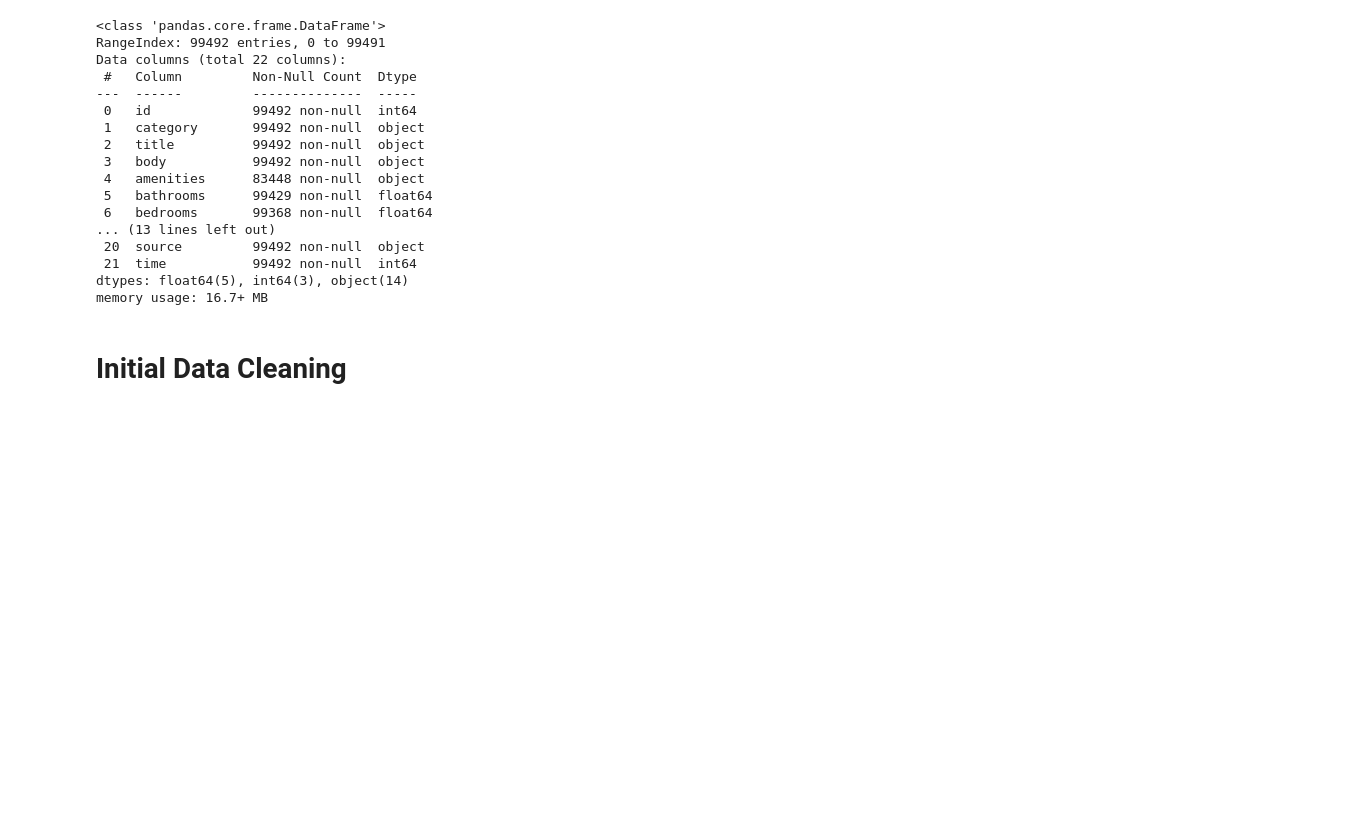
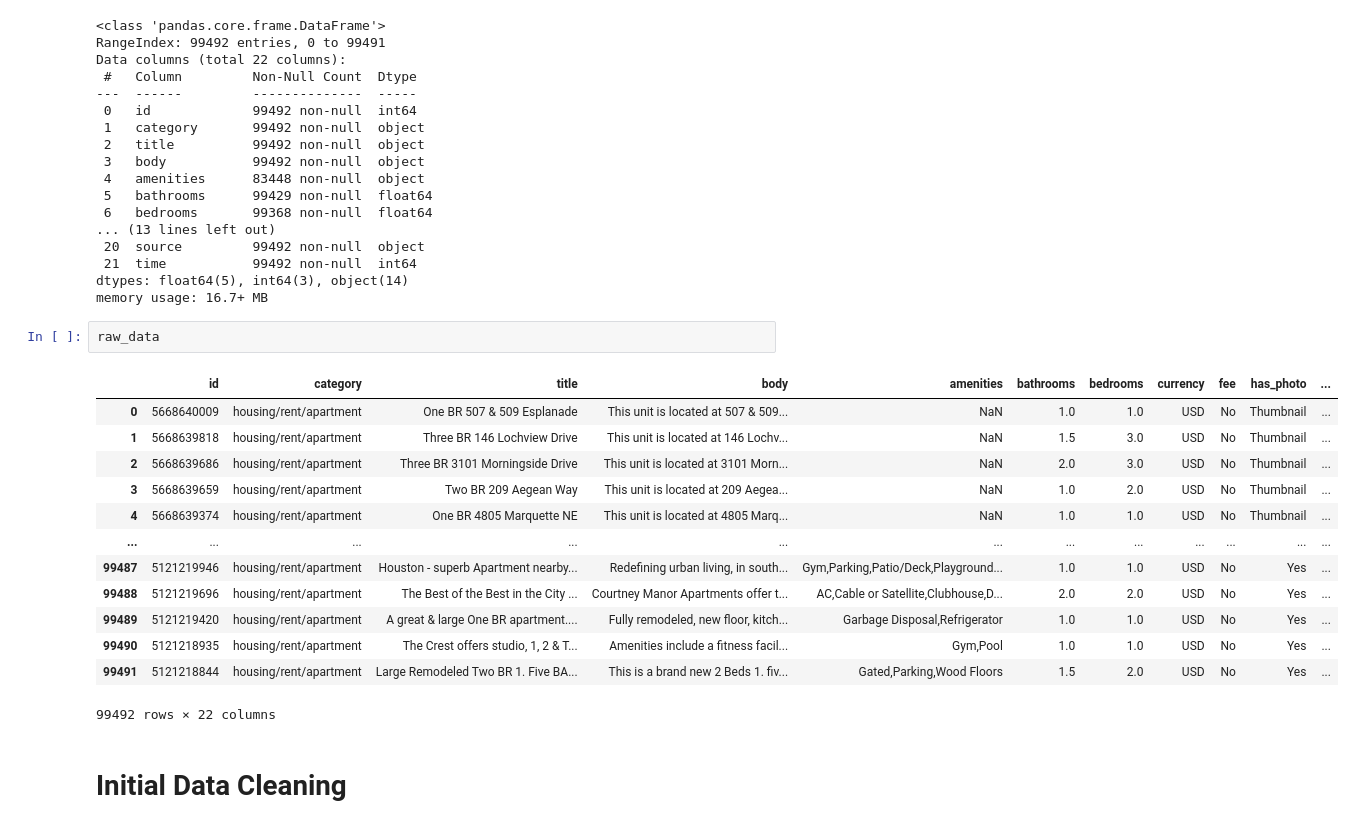
Before and after one commit to Mathias1997/Projekt-Rentprice, a Jupyter notebook: rent_price_exam.ipynb, the cells around one changed output. Cells and saved outputs as stored; diff of their text form; blank space fills up the shorter version.

```diff
--- a/rent_price_exam.ipynb
+++ b/rent_price_exam.ipynb
@@ -40,6 +40,22 @@ Data columns (total 22 columns):
  21  time           99492 non-null  int64
 dtypes: float64(5), int64(3), object(14)
 memory usage: 16.7+ MB
+# %%
+raw_data
+# %% [output]
+|  | id | category | title | body | amenities | bathrooms | bedrooms | currency | fee | has_photo | ... |
+| 0 | 5668640009 | housing/rent/apartment | One BR 507 & 509 Esplanade | This unit is located at 507 & 509... | NaN | 1.0 | 1.0 | USD | No | Thumbnail | ... |
+| 1 | 5668639818 | housing/rent/apartment | Three BR 146 Lochview Drive | This unit is located at 146 Lochv... | NaN | 1.5 | 3.0 | USD | No | Thumbnail | ... |
+| 2 | 5668639686 | housing/rent/apartment | Three BR 3101 Morningside Drive | This unit is located at 3101 Morn... | NaN | 2.0 | 3.0 | USD | No | Thumbnail | ... |
+| 3 | 5668639659 | housing/rent/apartment | Two BR 209 Aegean Way | This unit is located at 209 Aegea... | NaN | 1.0 | 2.0 | USD | No | Thumbnail | ... |
+| 4 | 5668639374 | housing/rent/apartment | One BR 4805 Marquette NE | This unit is located at 4805 Marq... | NaN | 1.0 | 1.0 | USD | No | Thumbnail | ... |
+| ... | ... | ... | ... | ... | ... | ... | ... | ... | ... | ... | ... |
+| 99487 | 5121219946 | housing/rent/apartment | Houston - superb Apartment nearby... | Redefining urban living, in south... | Gym,Parking,Patio/Deck,Playground... | 1.0 | 1.0 | USD | No | Yes | ... |
+| 99488 | 5121219696 | housing/rent/apartment | The Best of the Best in the City ... | Courtney Manor Apartments offer t... | AC,Cable or Satellite,Clubhouse,D... | 2.0 | 2.0 | USD | No | Yes | ... |
+| 99489 | 5121219420 | housing/rent/apartment | A great & large One BR apartment.... | Fully remodeled, new floor, kitch... | Garbage Disposal,Refrigerator | 1.0 | 1.0 | USD | No | Yes | ... |
+| 99490 | 5121218935 | housing/rent/apartment | The Crest offers studio, 1, 2 & T... | Amenities include a fitness facil... | Gym,Pool | 1.0 | 1.0 | USD | No | Yes | ... |
+| 99491 | 5121218844 | housing/rent/apartment | Large Remodeled Two BR 1. Five BA... | This is a brand new 2 Beds 1. fiv... | Gated,Parking,Wood Floors | 1.5 | 2.0 | USD | No | Yes | ... |
+99492 rows × 22 columns
 # %% [markdown]
 # Initial Data Cleaning
 # %% [markdown]
```
Also changed, not shown: parts of 17 cells of this notebook.
